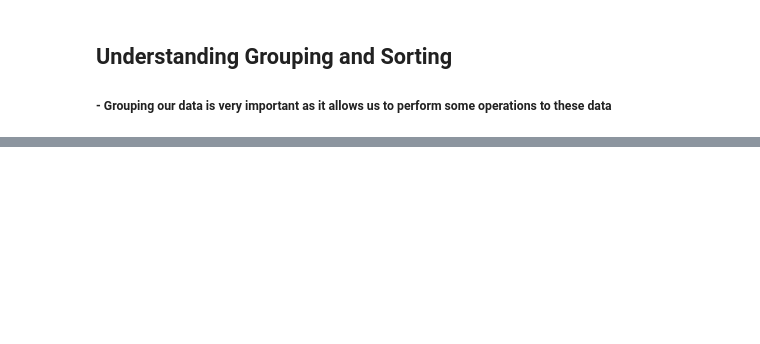
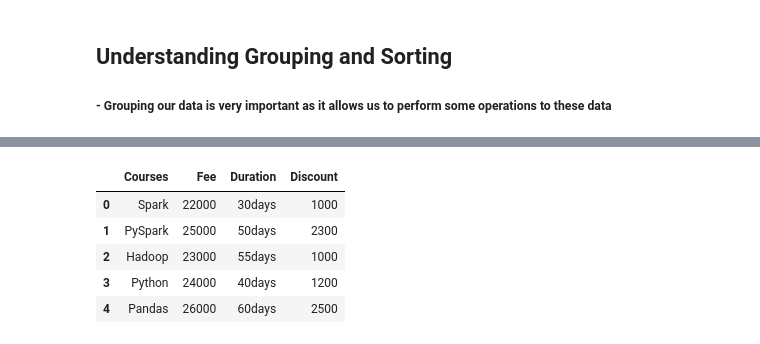
Before and after one commit to mut-rogers/data-science-bootcamp, a Jupyter notebook: wrangling.ipynb, the cells around one changed output, grey strips where cells are left out. Saved outputs shown, nothing was run; the diff lists cells and outputs as text; code cells hidden in the pictures; blank space fills up the shorter version.

```diff
--- a/wrangling.ipynb
+++ b/wrangling.ipynb
@@ -262,0 +280,9 @@ Name: Sex, Length: 891, dtype: int64
+# %%
+data.head(5)
+# %% [output]
+|  | Courses | Fee | Duration | Discount |
+| 0 | Spark | 22000 | 30days | 1000 |
+| 1 | PySpark | 25000 | 50days | 2300 |
+| 2 | Hadoop | 23000 | 55days | 1000 |
+| 3 | Python | 24000 | 40days | 1200 |
+| 4 | Pandas | 26000 | 60days | 2500 |
```
Also changed, not shown: parts of 45 cells of this notebook.
